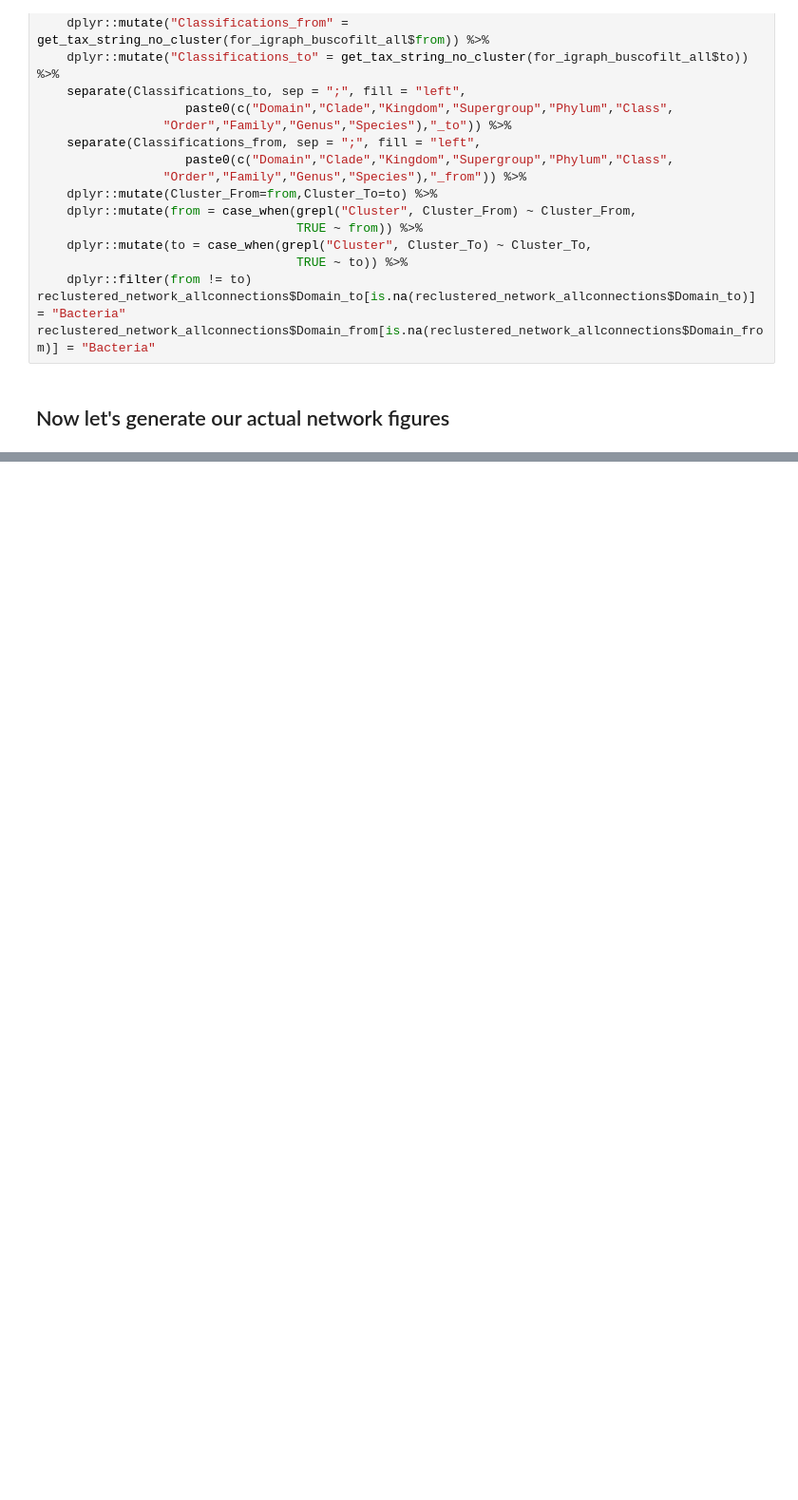
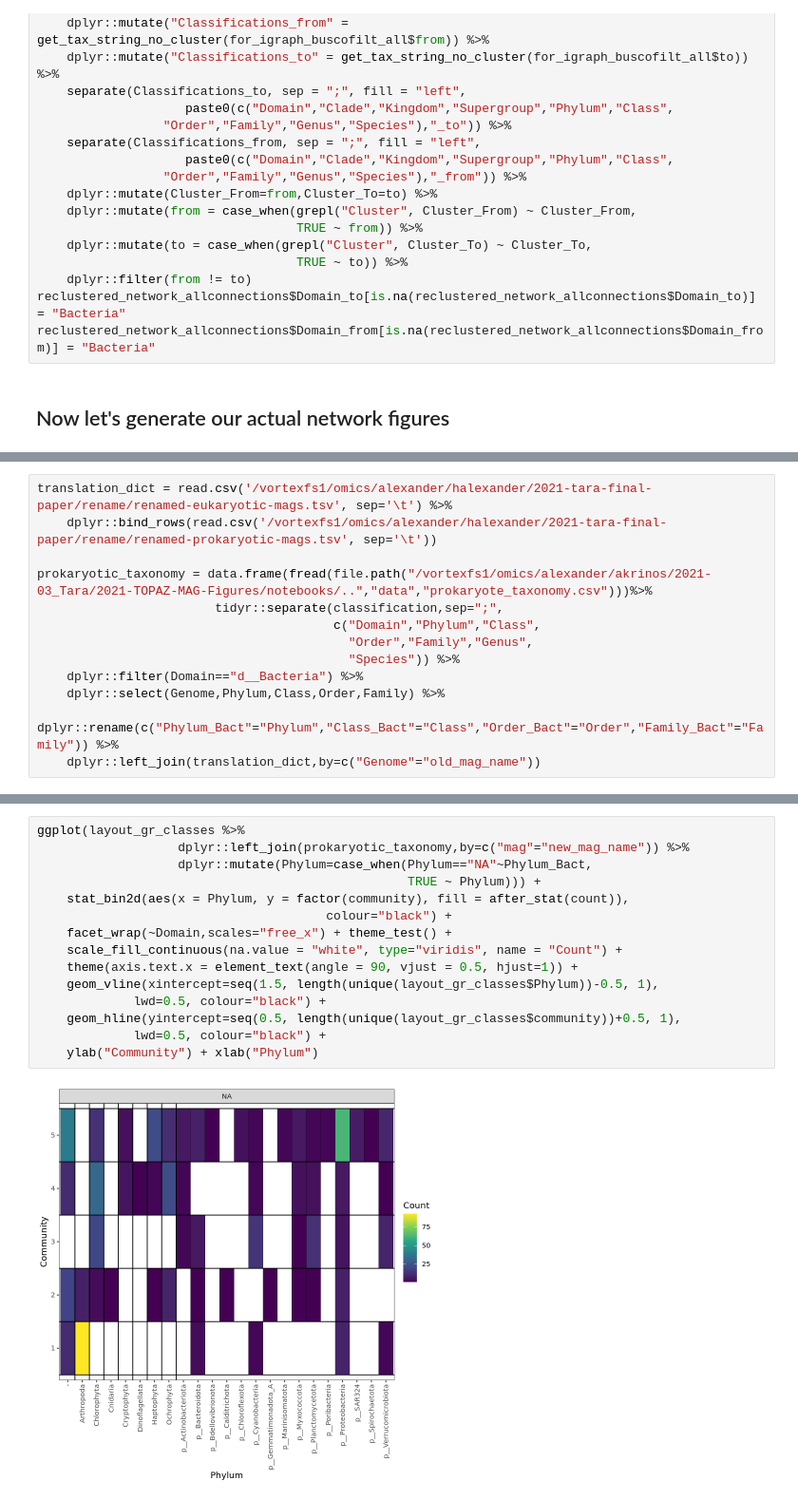
Before and after one commit to AlexanderLabWHOI/EukHeist, a Jupyter notebook: paper/notebook/network-analysis.ipynb, the cells around one changed output, grey strips where cells are left out. Shown at 95% size. Drawn from its saved outputs; the diff is of its cells as text; blank space fills up the shorter version.

```diff
--- a/paper/notebook/network-analysis.ipynb
+++ b/paper/notebook/network-analysis.ipynb
@@ -344,0 +351,13 @@ colnames(reclustered_network)
+# %%
+translation_dict = read.csv('/vortexfs1/omics/alexander/halexander/2021-tara-final-paper/rename/renamed-eukaryotic-mags.tsv', sep='\t') %>%
+    dplyr::bind_rows(read.csv('/vortexfs1/omics/alexander/halexander/2021-tara-final-paper/rename/renamed-prokaryotic-mags.tsv', sep='\t'))
+
+prokaryotic_taxonomy = data.frame(fread(file.path("/vortexfs1/omics/alexander/akrinos/2021-03_Tara/2021-TOPAZ-MAG-Figures/notebooks/..","data","prokaryote_taxonomy.csv")))%>%
+                        tidyr::separate(classification,sep=";",
+                                        c("Domain","Phylum","Class",
+                                          "Order","Family","Genus",
+                                          "Species")) %>%
+    dplyr::filter(Domain=="d__Bacteria") %>%
+    dplyr::select(Genome,Phylum,Class,Order,Family) %>%
+    dplyr::rename(c("Phylum_Bact"="Phylum","Class_Bact"="Class","Order_Bact"="Order","Family_Bact"="Family")) %>%
+    dplyr::left_join(translation_dict,by=c("Genome"="old_mag_name"))
@@ -344,0 +438,17 @@ colnames(reclustered_network)
+# %%
+ggplot(layout_gr_classes %>%
+                   dplyr::left_join(prokaryotic_taxonomy,by=c("mag"="new_mag_name")) %>%
+                   dplyr::mutate(Phylum=case_when(Phylum=="NA"~Phylum_Bact,
+                                                  TRUE ~ Phylum))) +
+    stat_bin2d(aes(x = Phylum, y = factor(community), fill = after_stat(count)),
+                                       colour="black") +
+    facet_wrap(~Domain,scales="free_x") + theme_test() +
+    scale_fill_continuous(na.value = "white", type="viridis", name = "Count") +
+    theme(axis.text.x = element_text(angle = 90, vjust = 0.5, hjust=1)) +
+    geom_vline(xintercept=seq(1.5, length(unique(layout_gr_classes$Phylum))-0.5, 1),
+             lwd=0.5, colour="black") +
+    geom_hline(yintercept=seq(0.5, length(unique(layout_gr_classes$community))+0.5, 1),
+             lwd=0.5, colour="black") +
+    ylab("Community") + xlab("Phylum")
+# %% [output]
+[figure, added]
```
Also changed, not shown: parts of 34 cells of this notebook, 15 other files.
